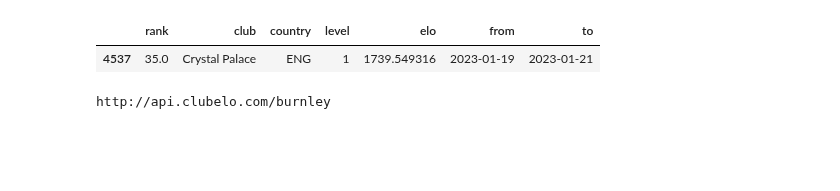
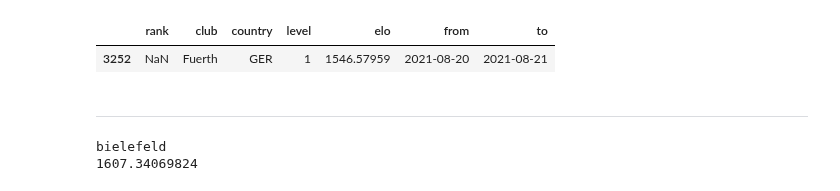
Before and after one commit to MikoPat/Football-match-results-predictions, a Jupyter notebook: Poc/elo.ipynb, the cells around one changed output. Cells and saved outputs as stored; diff of their text form; code cells hidden in the pictures; blank space fills up the shorter version.

Commit message:
dane PL oraz nazwy klubów bundes

```diff
--- a/Poc/elo.ipynb
+++ b/Poc/elo.ipynb
@@ -53,16 +50,6 @@ def get_row(data_meczu, df):
     #elo_value = float(filtered_row['elo'])
 
     return filtered_df
-# %%
-data_meczu = '2023-01-21'
-
-df = dataFrame(dataRows)
-
-elo_dane = get_row(data_meczu, df)
-elo_dane
-# %% [output]
-|  | rank | club | country | level | elo | from | to |
-| 4537 | 35.0 | Crystal Palace | ENG | 1 | 1739.549316 | 2023-01-19 | 2023-01-21 |
 # %%
 # Poc gotowy
 # %%
@@ -105,10 +137,17 @@ positions = {
-# %%
-url_elo = "http://api.clubelo.com/"
-
-c = 'burnley'
-
-url_new = url_elo + c
-
-print(url_new)
-# %% [output]
-http://api.clubelo.com/burnley
+# %%
+data_meczu = '2021-08-21'
+url_elo = "http://api.clubelo.com/"
+url_new = url_elo + get_replacement('Greuther Fürth')
+
+response = requests.get(url_new)
+dataRows = response.text.split('\n')
+
+df = dataFrame(dataRows)
+
+elo_dane = get_row(data_meczu, df)
+elo_dane
+# %% [output]
+|  | rank | club | country | level | elo | from | to |
+| 3252 | NaN | Fuerth | GER | 1 | 1546.57959 | 2021-08-20 | 2021-08-21 |
+# %% [markdown]
+----------
@@ -114,0 +231,7 @@ http://api.clubelo.com/burnley
+# %%
+match_date = '2021-08-21'
+club_name = 'Armenia'
+print(getElo(club_name, match_date))
+# %% [output]
+bielefeld
+1607.34069824
```
Also changed, not shown: parts of 4 cells of this notebook, 18 other files.
